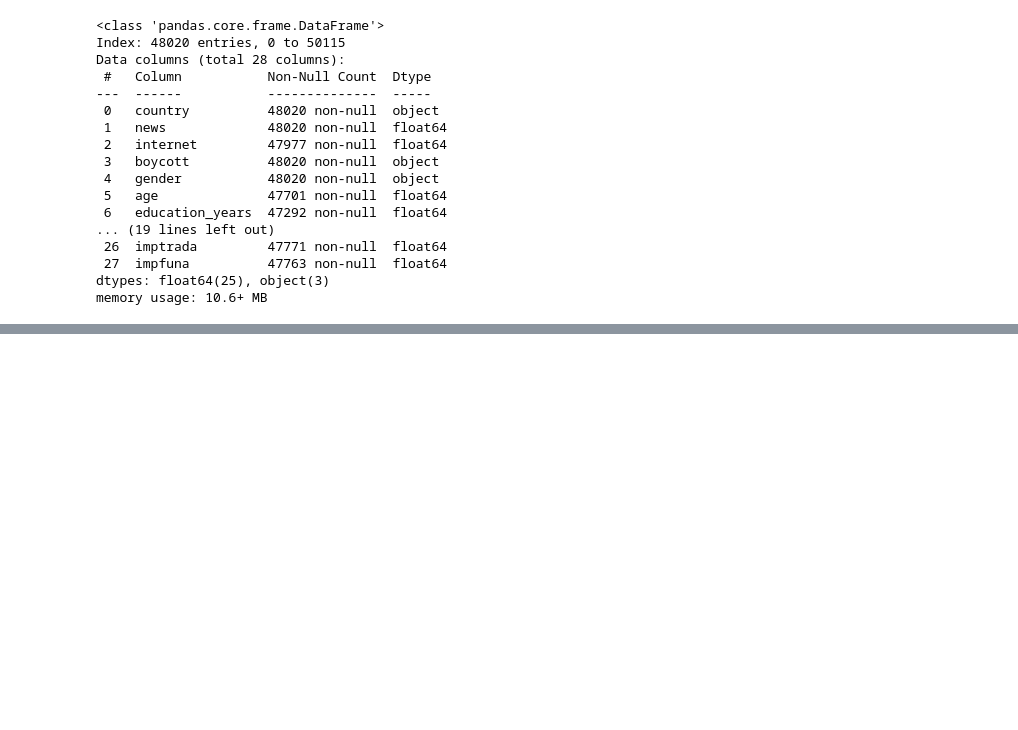
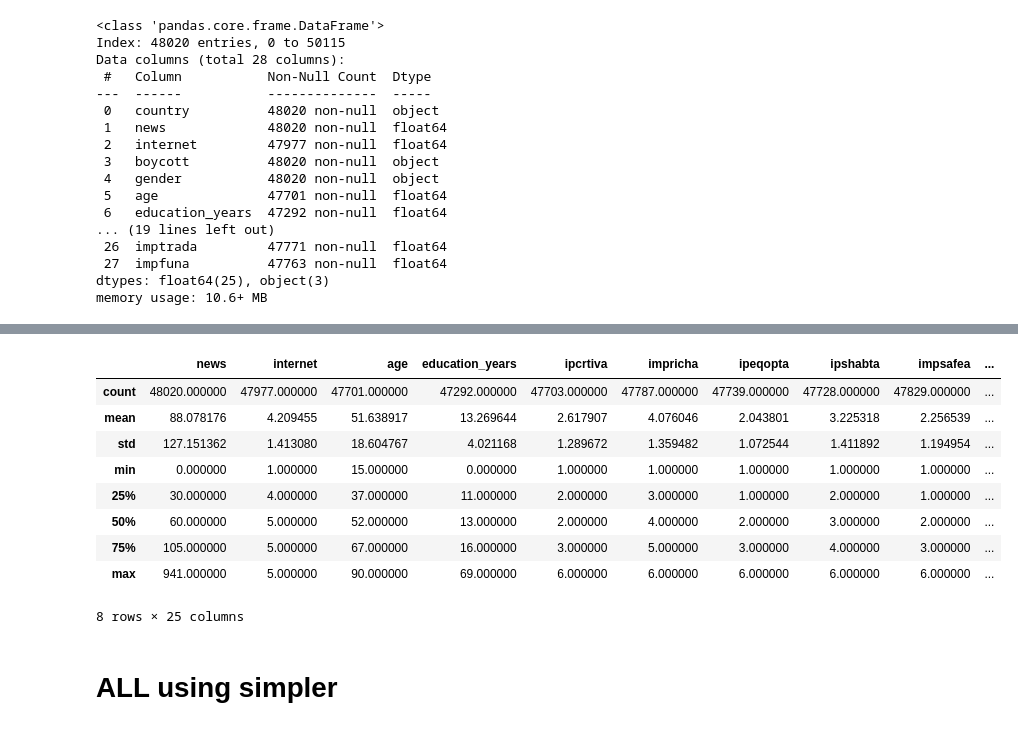
Before and after one commit to kchua675/Thesis, a Jupyter notebook: Thesis.ipynb, the cells around one changed output, grey strips where cells are left out. Drawn from its saved outputs; the diff is of its cells as text; code cells hidden in the pictures; blank space fills up the shorter version.

```diff
--- a/Thesis.ipynb
+++ b/Thesis.ipynb
@@ -1130,0 +980,15 @@ Outer Recall: 0.621 ± 0.012
+# %%
+df_clean.describe()
+# %% [output]
+|  | news | internet | age | education_years | ipcrtiva | impricha | ipeqopta | ipshabta | impsafea | ... |
+| count | 48020.000000 | 47977.000000 | 47701.000000 | 47292.000000 | 47703.000000 | 47787.000000 | 47739.000000 | 47728.000000 | 47829.000000 | ... |
+| mean | 88.078176 | 4.209455 | 51.638917 | 13.269644 | 2.617907 | 4.076046 | 2.043801 | 3.225318 | 2.256539 | ... |
+| std | 127.151362 | 1.413080 | 18.604767 | 4.021168 | 1.289672 | 1.359482 | 1.072544 | 1.411892 | 1.194954 | ... |
+| min | 0.000000 | 1.000000 | 15.000000 | 0.000000 | 1.000000 | 1.000000 | 1.000000 | 1.000000 | 1.000000 | ... |
+| 25% | 30.000000 | 4.000000 | 37.000000 | 11.000000 | 2.000000 | 3.000000 | 1.000000 | 2.000000 | 1.000000 | ... |
+| 50% | 60.000000 | 5.000000 | 52.000000 | 13.000000 | 2.000000 | 4.000000 | 2.000000 | 3.000000 | 2.000000 | ... |
+| 75% | 105.000000 | 5.000000 | 67.000000 | 16.000000 | 3.000000 | 5.000000 | 3.000000 | 4.000000 | 3.000000 | ... |
+| max | 941.000000 | 5.000000 | 90.000000 | 69.000000 | 6.000000 | 6.000000 | 6.000000 | 6.000000 | 6.000000 | ... |
+8 rows × 25 columns
+# %% [markdown]
+# ALL using simpler
```
Also changed, not shown: parts of 20 cells of this notebook, 5 other files.
